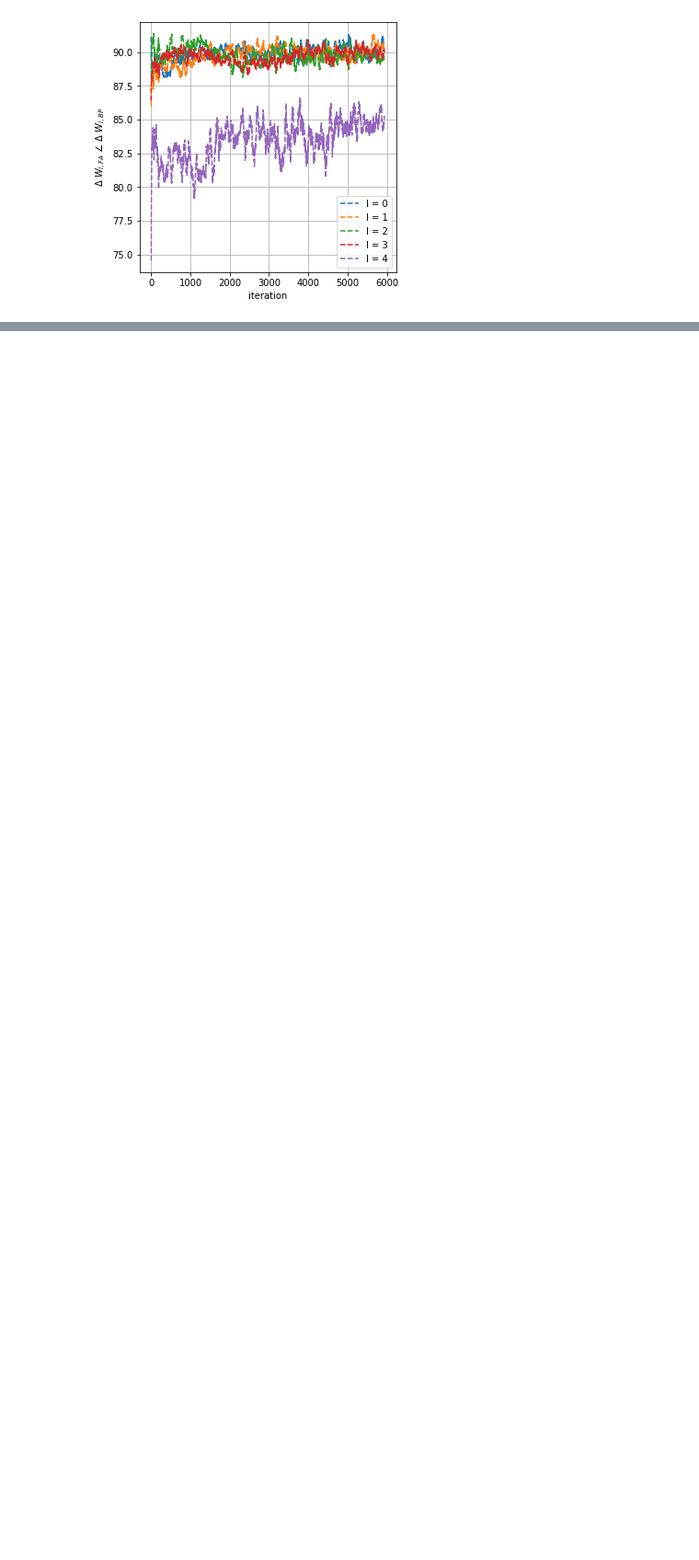
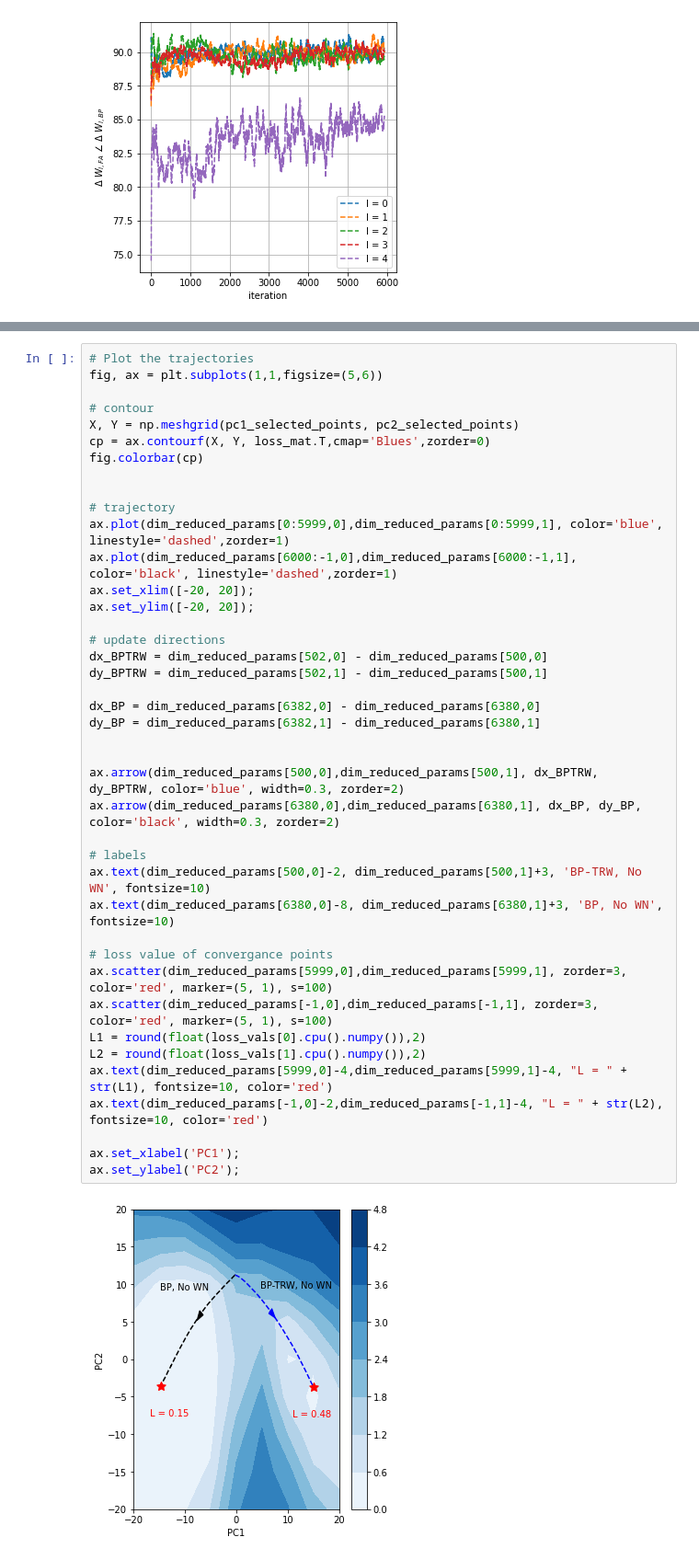
Before and after one commit to ARMINPAN/Advance-Neuroscience-FInal-Project, a Jupyter notebook: Main.ipynb, the cells around one changed output, grey strips where cells are left out. Shown at 92% size. Cells and saved outputs as stored; diff of their text form; blank space fills up the shorter version.

```diff
--- a/Main.ipynb
+++ b/Main.ipynb
@@ -2127,0 +2202,43 @@ print('network training done!')
+# %%
+# Plot the trajectories
+fig, ax = plt.subplots(1,1,figsize=(5,6))
+
+# contour
+X, Y = np.meshgrid(pc1_selected_points, pc2_selected_points)
+cp = ax.contourf(X, Y, loss_mat.T,cmap='Blues',zorder=0)
+fig.colorbar(cp)
+
+
+# trajectory
+ax.plot(dim_reduced_params[0:5999,0],dim_reduced_params[0:5999,1], color='blue', linestyle='dashed',zorder=1)
+ax.plot(dim_reduced_params[6000:-1,0],dim_reduced_params[6000:-1,1], color='black', linestyle='dashed',zorder=1)
+ax.set_xlim([-20, 20]);
+ax.set_ylim([-20, 20]);
+
+# update directions
+dx_BPTRW = dim_reduced_params[502,0] - dim_reduced_params[500,0]
+dy_BPTRW = dim_reduced_params[502,1] - dim_reduced_params[500,1]
+
+dx_BP = dim_reduced_params[6382,0] - dim_reduced_params[6380,0]
+dy_BP = dim_reduced_params[6382,1] - dim_reduced_params[6380,1]
+
+
+ax.arrow(dim_reduced_params[500,0],dim_reduced_params[500,1], dx_BPTRW, dy_BPTRW, color='blue', width=0.3, zorder=2)
+ax.arrow(dim_reduced_params[6380,0],dim_reduced_params[6380,1], dx_BP, dy_BP, color='black', width=0.3, zorder=2)
+
+# labels
+ax.text(dim_reduced_params[500,0]-2, dim_reduced_params[500,1]+3, 'BP-TRW, No WN', fontsize=10)
+ax.text(dim_reduced_params[6380,0]-8, dim_reduced_params[6380,1]+3, 'BP, No WN', fontsize=10)
+
+# loss value of convergance points
+ax.scatter(dim_reduced_params[5999,0],dim_reduced_params[5999,1], zorder=3, color='red', marker=(5, 1), s=100)
+ax.scatter(dim_reduced_params[-1,0],dim_reduced_params[-1,1], zorder=3, color='red', marker=(5, 1), s=100)
+L1 = round(float(loss_vals[0].cpu().numpy()),2)
+L2 = round(float(loss_vals[1].cpu().numpy()),2)
+ax.text(dim_reduced_params[5999,0]-4,dim_reduced_params[5999,1]-4, "L = " + str(L1), fontsize=10, color='red')
+ax.text(dim_reduced_params[-1,0]-2,dim_reduced_params[-1,1]-4, "L = " + str(L2), fontsize=10, color='red')
+
+ax.set_xlabel('PC1');
+ax.set_ylabel('PC2');
+# %% [output]
+[figure, added]
```
Also changed, not shown: parts of 6 cells of this notebook.
